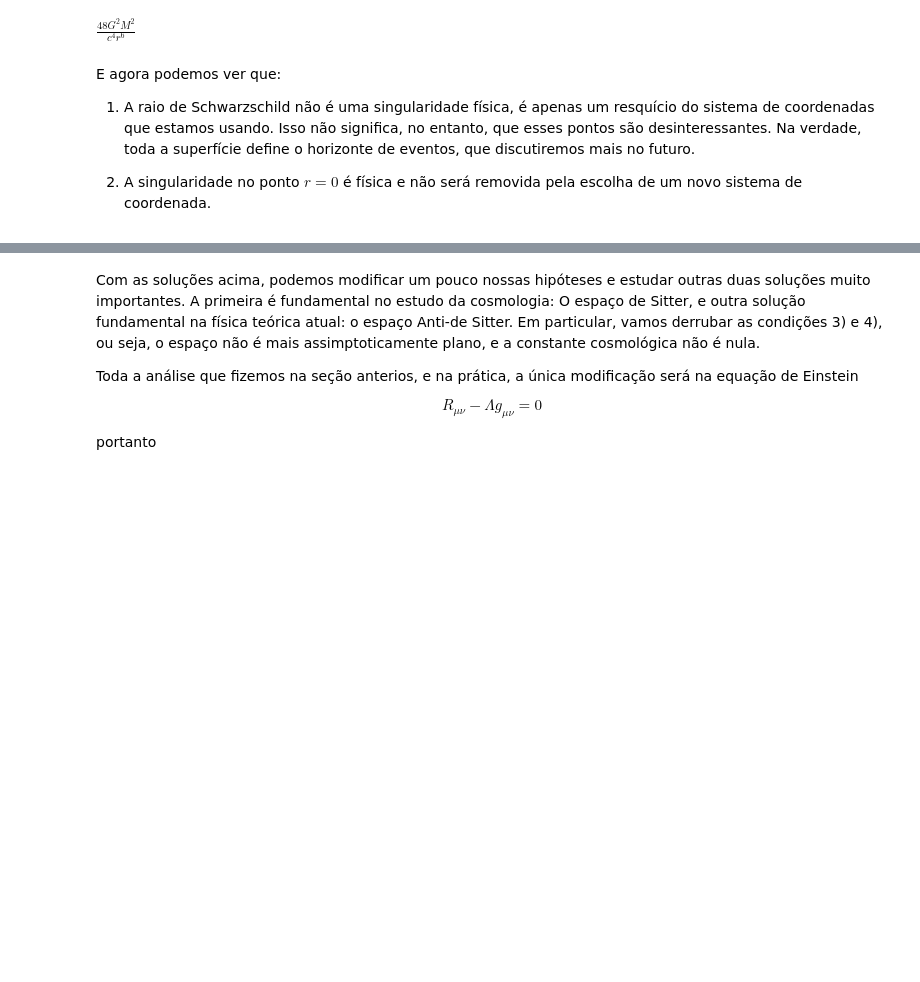
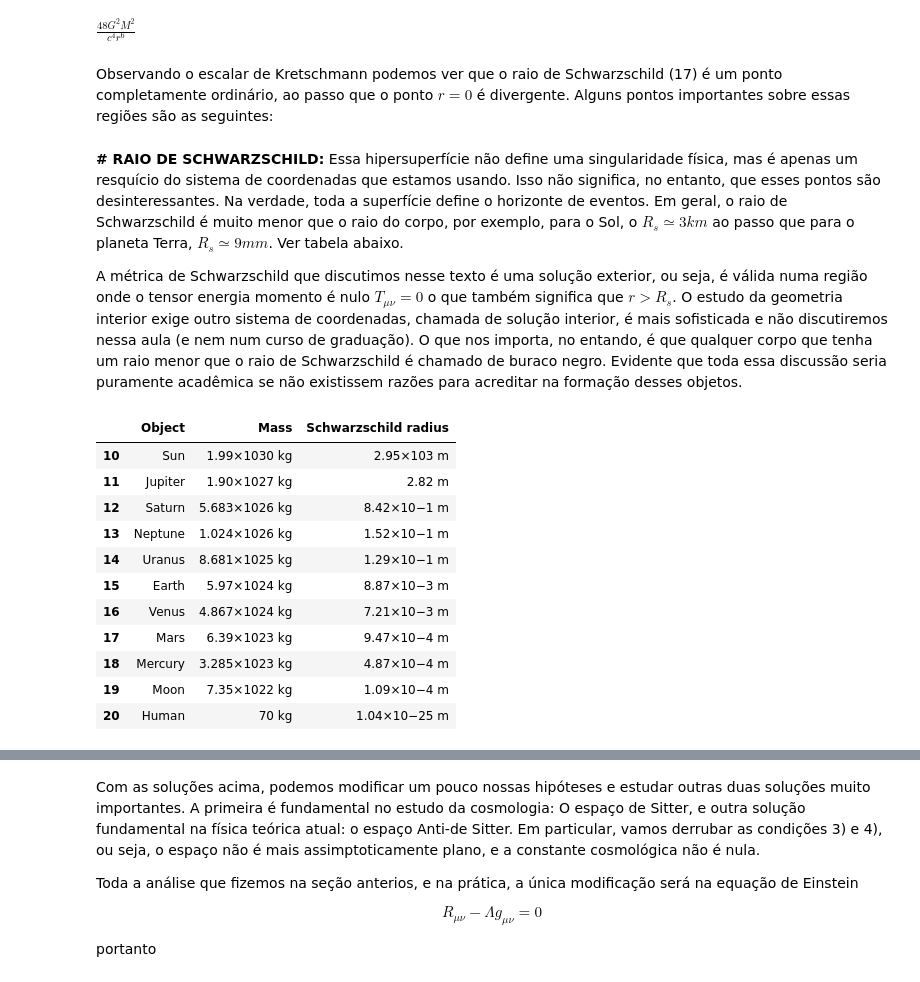
Before and after one commit to thraraujo/physics-math, a Jupyter notebook: general-relativity/Espaço-tempo de Schwarzschild.ipynb, the cells around one changed output, grey strips where cells are left out. Cells and saved outputs as stored; diff of their text form; code cells hidden in the pictures; blank space fills up the shorter version.

Commit message:
improve schwarzschild solution

```diff
--- a/general-relativity/Schwarzschild.ipynb
+++ b/general-relativity/Espaço-tempo de Schwarzschild.ipynb
@@ -333,9 +357,28 @@ Ou usando a solução explícita (11) temos que o invariante de Kretschmann é d
 ((-2*f.diff(r,2) + f * f.diff(r) * fi.diff(r) + fi * (f.diff(r))**2)**2 / 4 + 2 * (fi.diff(r))**2 / (r**2 * fi**4) + 2 * (f.diff(r))**2 / (r**2) + 4 *(fi - 1)**2 / (r**4 * fi**2)).simplify()
 # %% [output]
 $\displaystyle \frac{48 G^{2} M^{2}}{c^{4} r^{6}}$
+# %% [markdown]
+Observando o escalar de Kretschmann podemos ver que o raio de Schwarzschild (17) é um ponto completamente ordinário, ao passo que o ponto $r=0$ é divergente. Alguns pontos importantes sobre essas regiões são as seguintes:
 # %% [markdown]
-E agora podemos ver que:
+**# RAIO DE SCHWARZSCHILD:** Essa hipersuperfície não define uma singularidade física, mas é apenas um resquício do sistema de coordenadas que estamos usando. Isso não significa, no entanto, que esses pontos são desinteressantes. Na verdade, toda a superfície define o horizonte de eventos. Em geral, o raio de Schwarzschild é muito menor que o raio do corpo, por exemplo, para o Sol, o $R_s \simeq 3 km$ ao passo que para o planeta Terra, $R_s \simeq 9 mm$. Ver tabela abaixo.
 
-1) A raio de Schwarzschild não é uma singularidade física, é apenas um resquício do sistema de coordenadas que estamos usando. Isso não significa, no entanto, que esses pontos são desinteressantes. Na verdade, toda a superfície define o horizonte de eventos, que discutiremos mais no futuro.
-
-2) A singularidade no ponto $r=0$ é física e não será removida pela escolha de um novo sistema de coordenada.
+A métrica de Schwarzschild que discutimos nesse texto é uma solução exterior, ou seja, é válida numa região onde o tensor energia momento é nulo $T_{\mu\nu} = 0$ o que também significa que $r > R_s$. O estudo da geometria interior exige outro sistema de coordenadas, chamada de solução interior, é mais sofisticada e não discutiremos nessa aula (e nem num curso de graduação). O que nos importa, no entando, é que qualquer corpo que tenha um raio menor que o raio de Schwarzschild é chamado de buraco negro. Evidente que toda essa discussão seria puramente acadêmica se não existissem razões para acreditar na formação desses objetos.
+# %%
+# Alguns valores do Raio de Schwarzschild
+ScRadius = pd.read_html('https://en.wikipedia.org/wiki/Schwarzschild_radius', match="Object's Schwarzschild radius")
+table = ScRadius[0][['Object','Mass','Schwarzschild radius']].loc[10:20]
+# %%
+table
+# %% [output]
+|  | Object | Mass | Schwarzschild radius |
+| 10 | Sun | 1.99×1030 kg | 2.95×103 m |
+| 11 | Jupiter | 1.90×1027 kg | 2.82 m |
+| 12 | Saturn | 5.683×1026 kg | 8.42×10−1 m |
+| 13 | Neptune | 1.024×1026 kg | 1.52×10−1 m |
+| 14 | Uranus | 8.681×1025 kg | 1.29×10−1 m |
+| 15 | Earth | 5.97×1024 kg | 8.87×10−3 m |
+| 16 | Venus | 4.867×1024 kg | 7.21×10−3 m |
+| 17 | Mars | 6.39×1023 kg | 9.47×10−4 m |
+| 18 | Mercury | 3.285×1023 kg | 4.87×10−4 m |
+| 19 | Moon | 7.35×1022 kg | 1.09×10−4 m |
+| 20 | Human | 70 kg | 1.04×10−25 m |
```
Also changed, not shown: parts of 21 cells of this notebook.
